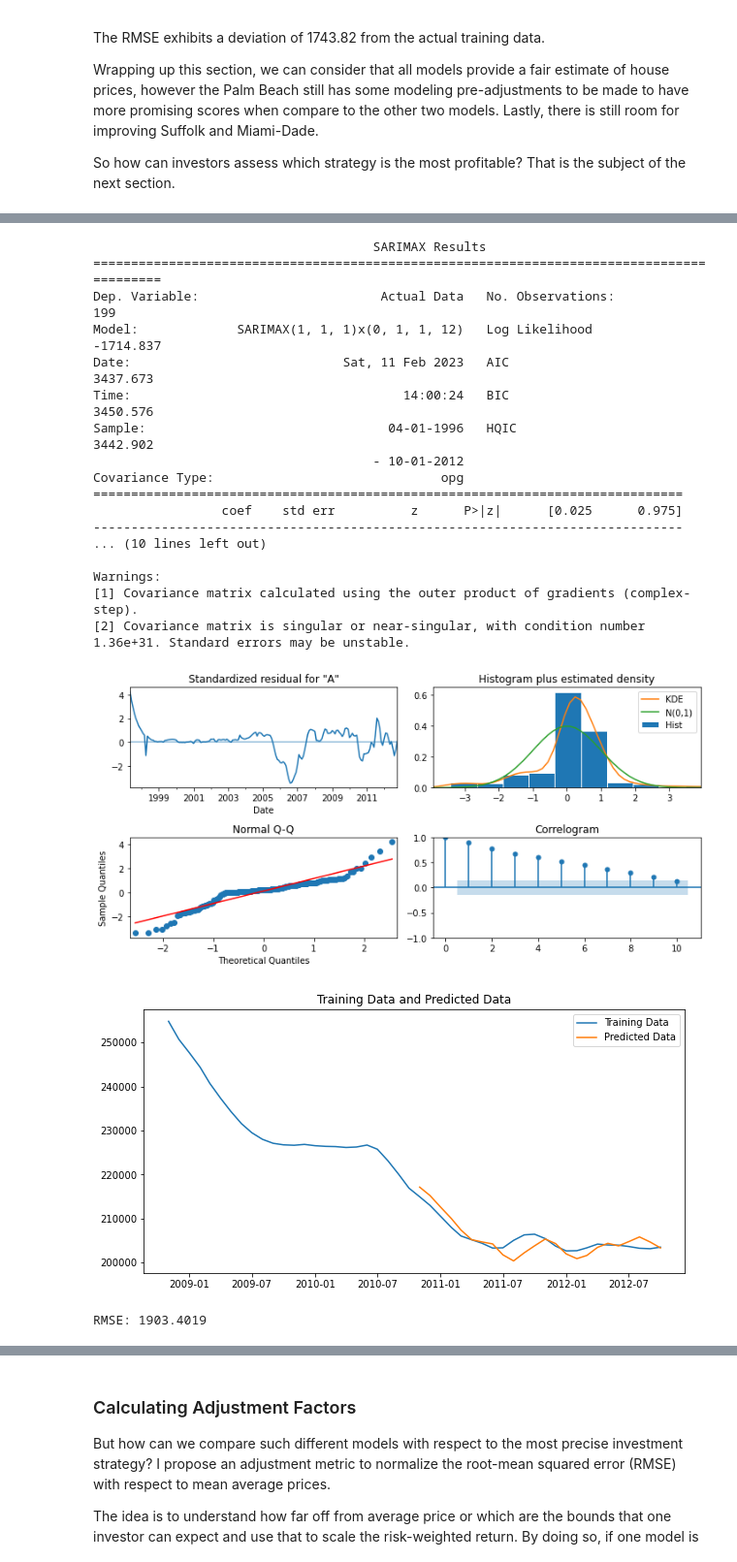
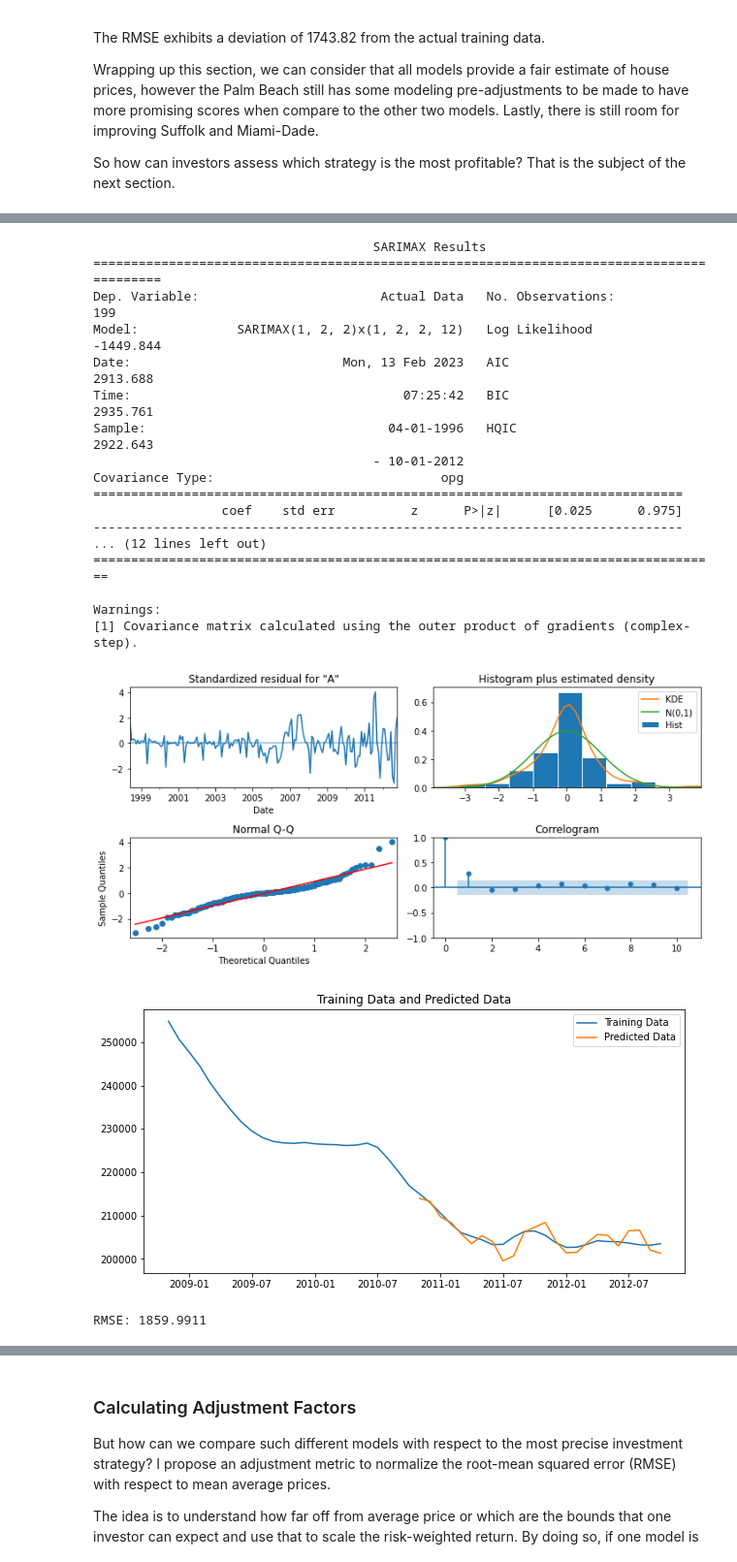
Before and after one commit to ovilar/phase_4-project, a Jupyter notebook: index.ipynb, the cells around one changed output, grey strips where cells are left out. Shown at 97% size. Cells and saved outputs as stored; diff of their text form; code cells hidden in the pictures.

```diff
--- a/index.ipynb
+++ b/index.ipynb
@@ -593,27 +650,27 @@ Warnings:
 RMSE: 2919.1484
 # %%
 # Palm Beach SARIMAX Model with RMSE using training data
-rmse_pb = rmse_calc(pbeach, (1, 2, 2), (1, 2, 2, 12))
+rmse_pb = rmse_calc(pbeach, (1, 2, 2), (1, 2, 2, 12), 'train')
 # %% [output]
                                      SARIMAX Results
 ==========================================================================================
 Dep. Variable:                        Actual Data   No. Observations:                  199
-Model:             SARIMAX(1, 1, 1)x(0, 1, 1, 12)   Log Likelihood               -1714.837
-Date:                            Sat, 11 Feb 2023   AIC                           3437.673
-Time:                                    14:00:24   BIC                           3450.576
-Sample:                                04-01-1996   HQIC                          3442.902
+Model:             SARIMAX(1, 2, 2)x(1, 2, 2, 12)   Log Likelihood               -1449.844
+Date:                            Mon, 13 Feb 2023   AIC                           2913.688
+Time:                                    07:25:42   BIC                           2935.761
+Sample:                                04-01-1996   HQIC                          2922.643
                                      - 10-01-2012
 Covariance Type:                              opg
 ==============================================================================
                  coef    std err          z      P>|z|      [0.025      0.975]
 ------------------------------------------------------------------------------
-... (10 lines left out)
+... (12 lines left out)
+===================================================================================
 
 Warnings:
 [1] Covariance matrix calculated using the outer product of gradients (complex-step).
-[2] Covariance matrix is singular or near-singular, with condition number 1.36e+31. Standard errors may be unstable.
-[figure, old version]
+[figure, new version]
-[figure, old version]
+[figure, new version]
-RMSE: 1903.4019
+RMSE: 1859.9911
 # %%
 # Miami-Dade SARIMAX Model with RMSE using training data
```
Also changed, not shown: parts of 17 cells of this notebook, 1 other file.
